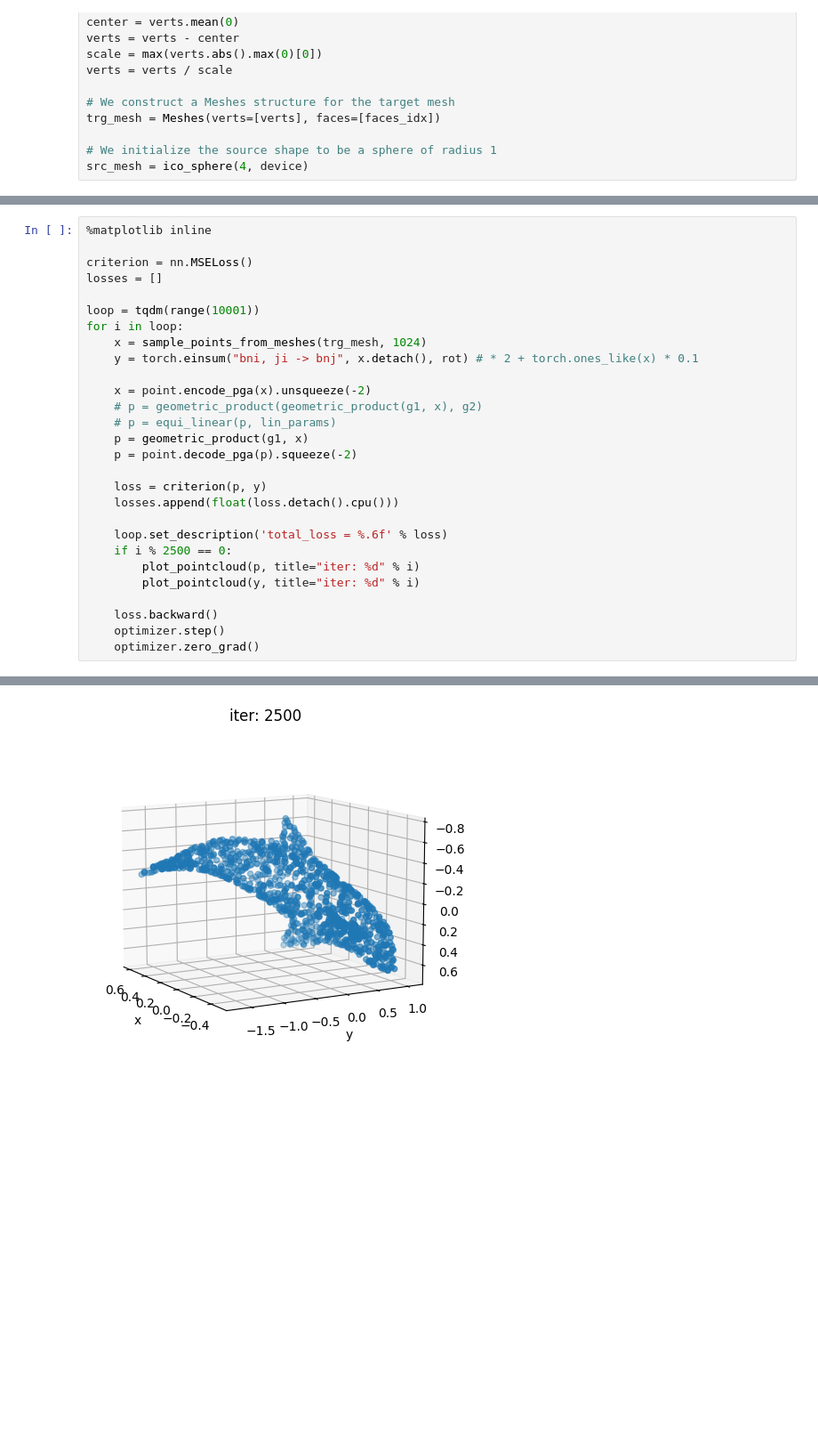
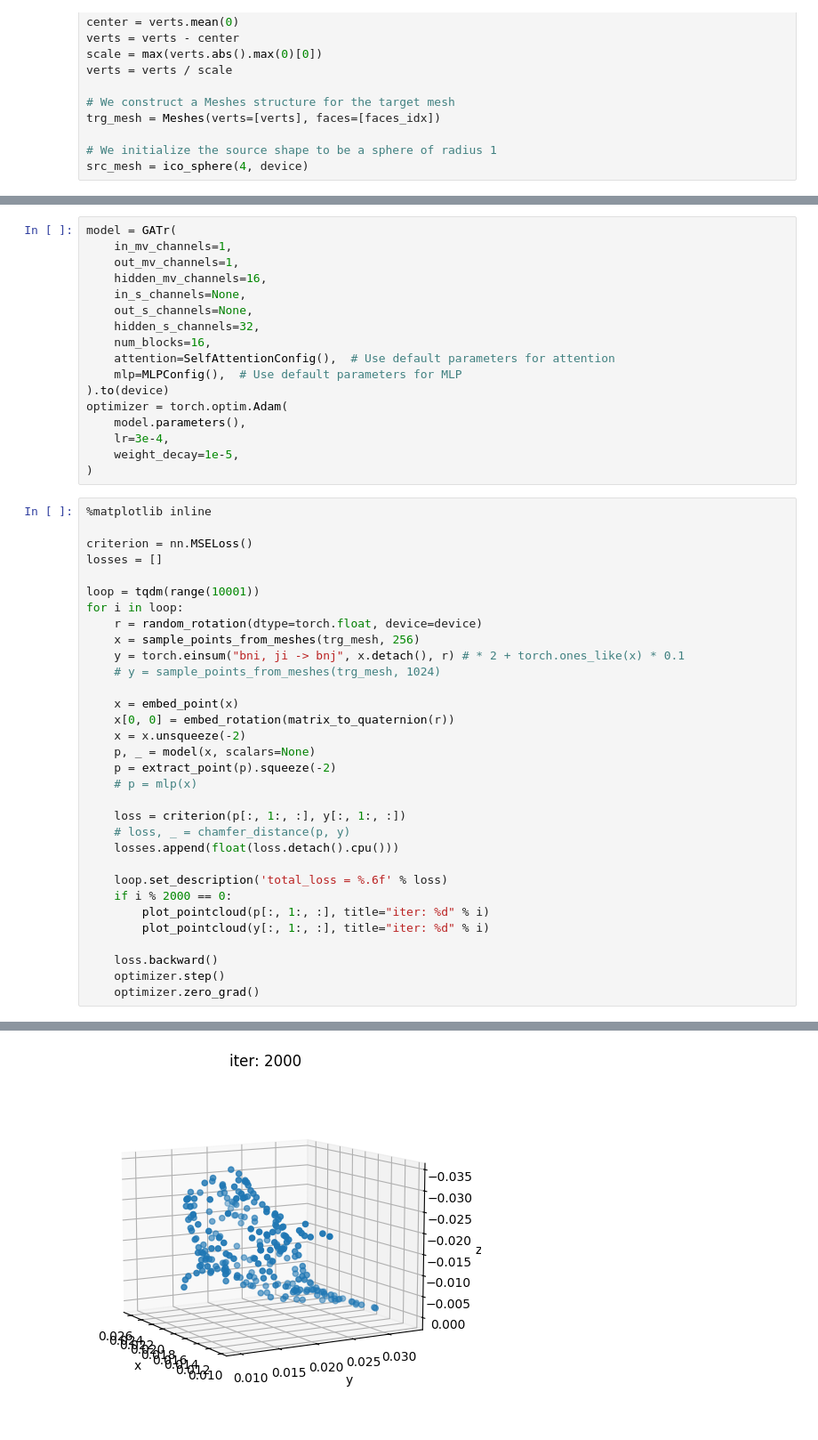
Before and after one commit to Guest400123064/meshae, a Jupyter notebook: notebooks/0-eda.ipynb, the cells around one changed output, grey strips where cells are left out. Shown: that part at 89% size. Drawn from its saved outputs; the diff is of its cells as text; blank space fills up the shorter version.

```diff
--- a/notebooks/0-eda.ipynb
+++ b/notebooks/0-eda.ipynb
@@ -69,3 +75,20 @@ optimizer = torch.optim.Adam(
+# %%
+model = GATr(
+    in_mv_channels=1,
+    out_mv_channels=1,
+    hidden_mv_channels=16,
+    in_s_channels=None,
+    out_s_channels=None,
+    hidden_s_channels=32,
+    num_blocks=16,
+    attention=SelfAttentionConfig(),  # Use default parameters for attention
+    mlp=MLPConfig(),  # Use default parameters for MLP
+).to(device)
+optimizer = torch.optim.Adam(
+    model.parameters(),
+    lr=3e-4,
+    weight_decay=1e-5,
+)
 # %%
 %matplotlib inline
 
@@ -74,22 +97,26 @@ losses = []
 
 loop = tqdm(range(10001))
 for i in loop:
-    x = sample_points_from_meshes(trg_mesh, 1024)
-    y = torch.einsum("bni, ji -> bnj", x.detach(), rot) # * 2 + torch.ones_like(x) * 0.1
+    r = random_rotation(dtype=torch.float, device=device)
+    x = sample_points_from_meshes(trg_mesh, 256)
+    y = torch.einsum("bni, ji -> bnj", x.detach(), r) # * 2 + torch.ones_like(x) * 0.1
+    # y = sample_points_from_meshes(trg_mesh, 1024)
 
-    x = point.encode_pga(x).unsqueeze(-2)
-    # p = geometric_product(geometric_product(g1, x), g2)
-    # p = equi_linear(p, lin_params)
-    p = geometric_product(g1, x)
-    p = point.decode_pga(p).squeeze(-2)
+    x = embed_point(x)
+    x[0, 0] = embed_rotation(matrix_to_quaternion(r))
+    x = x.unsqueeze(-2)
+    p, _ = model(x, scalars=None)
+    p = extract_point(p).squeeze(-2)
+    # p = mlp(x)
 
-    loss = criterion(p, y)
+    loss = criterion(p[:, 1:, :], y[:, 1:, :])
+    # loss, _ = chamfer_distance(p, y)
     losses.append(float(loss.detach().cpu()))
 
     loop.set_description('total_loss = %.6f' % loss)
-    if i % 2500 == 0:
-        plot_pointcloud(p, title="iter: %d" % i)
-        plot_pointcloud(y, title="iter: %d" % i)
+    if i % 2000 == 0:
+        plot_pointcloud(p[:, 1:, :], title="iter: %d" % i)
+        plot_pointcloud(y[:, 1:, :], title="iter: %d" % i)
 
     loss.backward()
     optimizer.step()
@@ -100 +127 @@ for i in loop:
-[figure, old version]
+[figure, new version]
```
Also changed, not shown: parts of 5 cells of this notebook, 2 other files.
